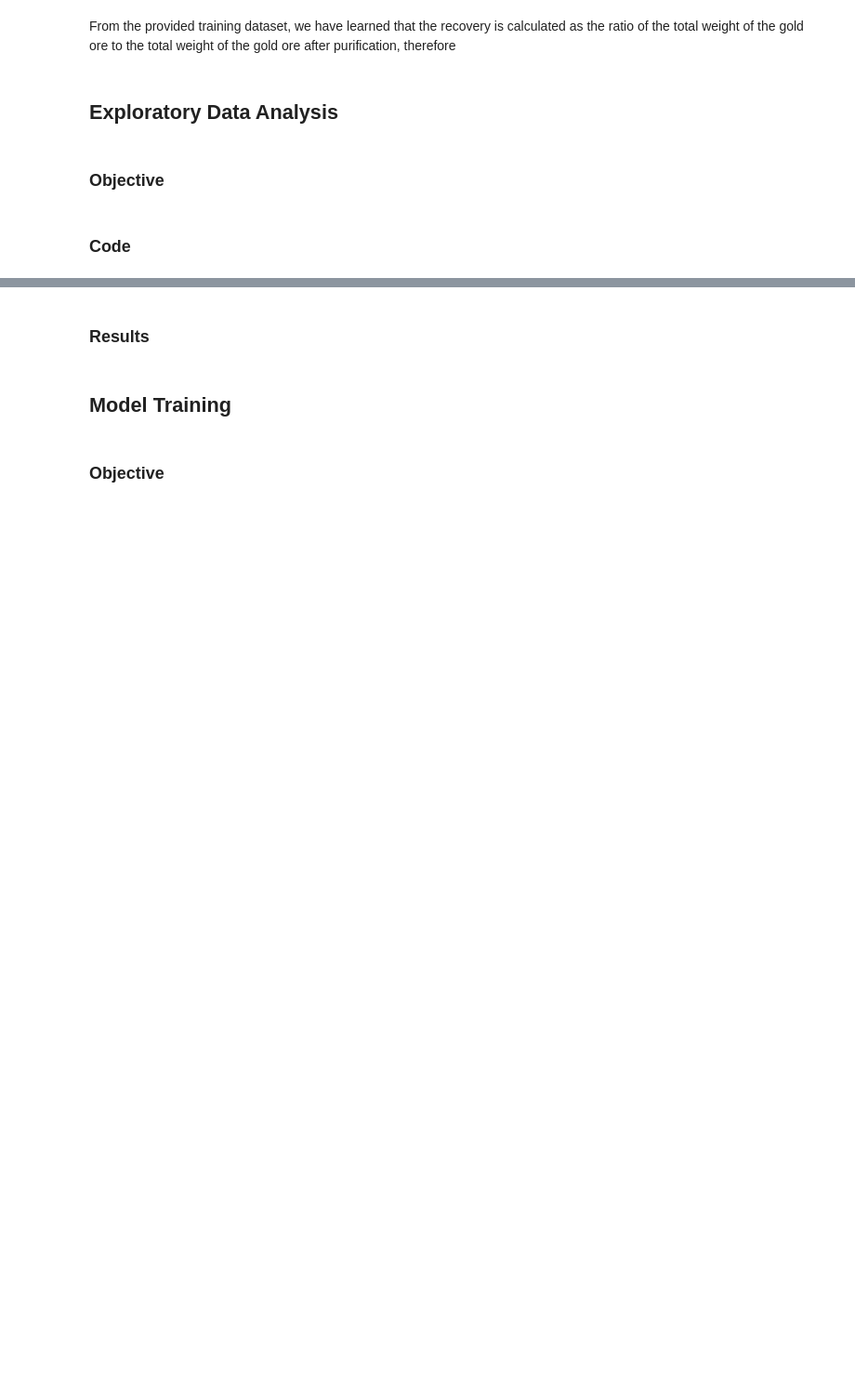
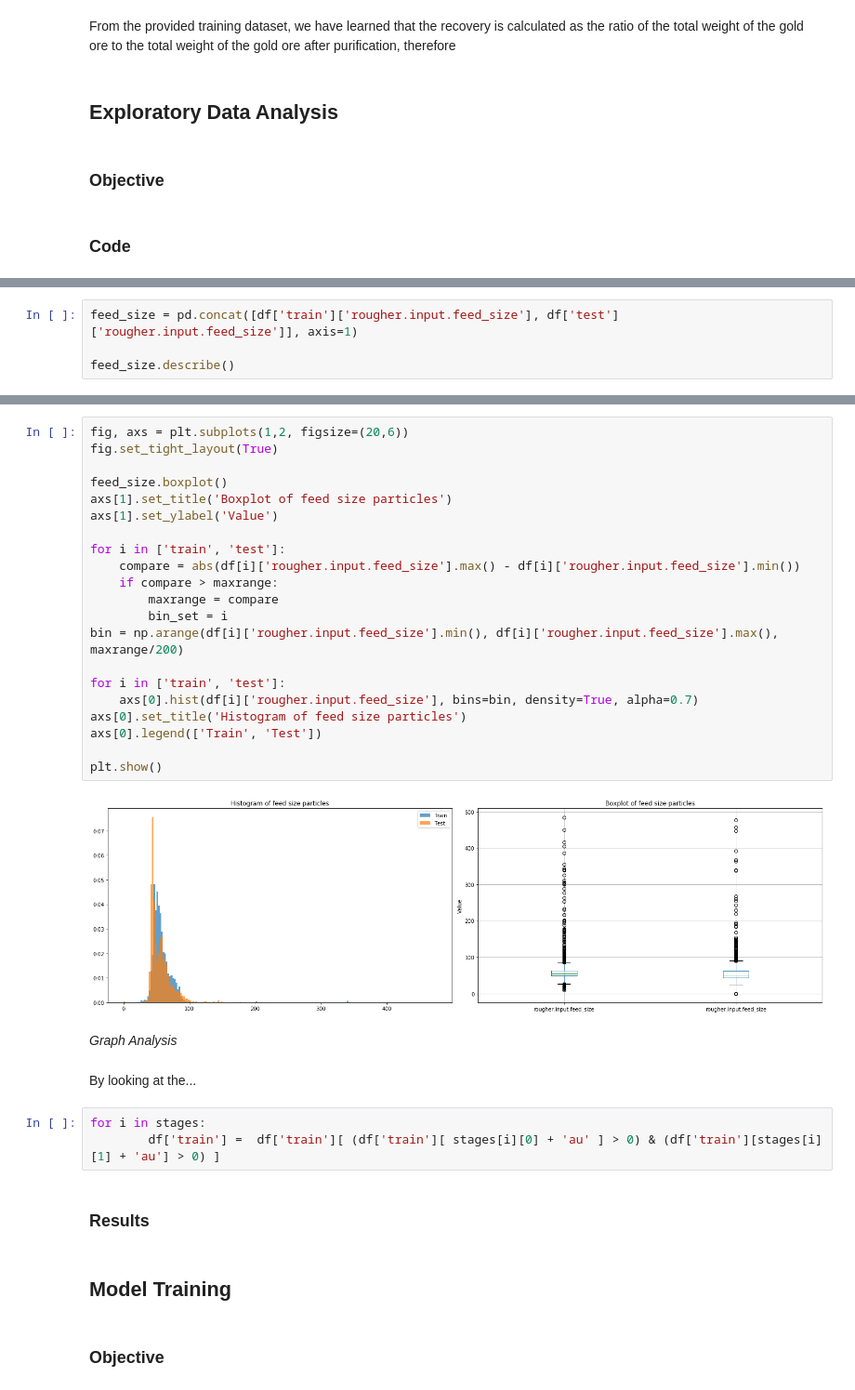
Before and after one commit to lucasmouragomes/portfolio, a Jupyter notebook: gold_mining/sprint10_project.ipynb, the cells around one changed output, grey strips where cells are left out. Shown at 93% size. Drawn from its saved outputs; the diff is of its cells as text; blank space fills up the shorter version.

```diff
--- a/gold_mining/sprint10_project.ipynb
+++ b/gold_mining/sprint10_project.ipynb
@@ -283,0 +327,4 @@ Name: final.output.recovery, dtype: float64
+# %%
+feed_size = pd.concat([df['train']['rougher.input.feed_size'], df['test']['rougher.input.feed_size']], axis=1)
+
+feed_size.describe()
@@ -284,3 +341,33 @@ Name: final.output.recovery, dtype: float64
+# %%
+fig, axs = plt.subplots(1,2, figsize=(20,6))
+fig.set_tight_layout(True)
+
+feed_size.boxplot()
+axs[1].set_title('Boxplot of feed size particles')
+axs[1].set_ylabel('Value')
+
+for i in ['train', 'test']:
+    compare = abs(df[i]['rougher.input.feed_size'].max() - df[i]['rougher.input.feed_size'].min())
+    if compare > maxrange:
+        maxrange = compare
+        bin_set = i
+bin = np.arange(df[i]['rougher.input.feed_size'].min(), df[i]['rougher.input.feed_size'].max(), maxrange/200)
+
+for i in ['train', 'test']:
+    axs[0].hist(df[i]['rougher.input.feed_size'], bins=bin, density=True, alpha=0.7)
+axs[0].set_title('Histogram of feed size particles')
+axs[0].legend(['Train', 'Test'])
+
+plt.show()
+# %% [output]
+[figure, added]
+# %% [markdown]
+*Graph Analysis*
+# %% [markdown]
+By looking at the...
+# %%
+for i in stages:
+    	df['train'] =  df['train'][ (df['train'][ stages[i][0] + 'au' ] > 0) & (df['train'][stages[i][1] + 'au'] > 0) ]
 # %% [markdown]
 ### Results
 # %% [markdown]
```
Also changed, not shown: parts of 13 cells of this notebook.
